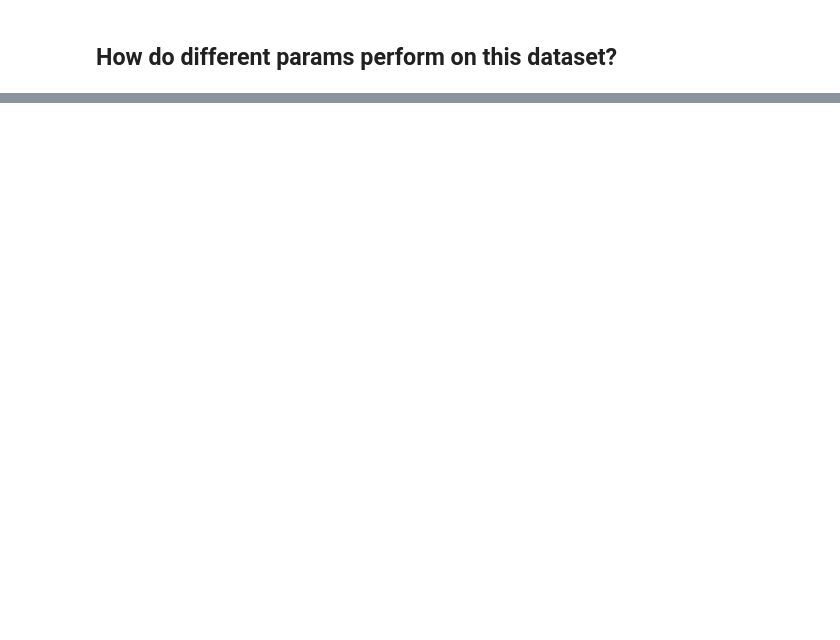
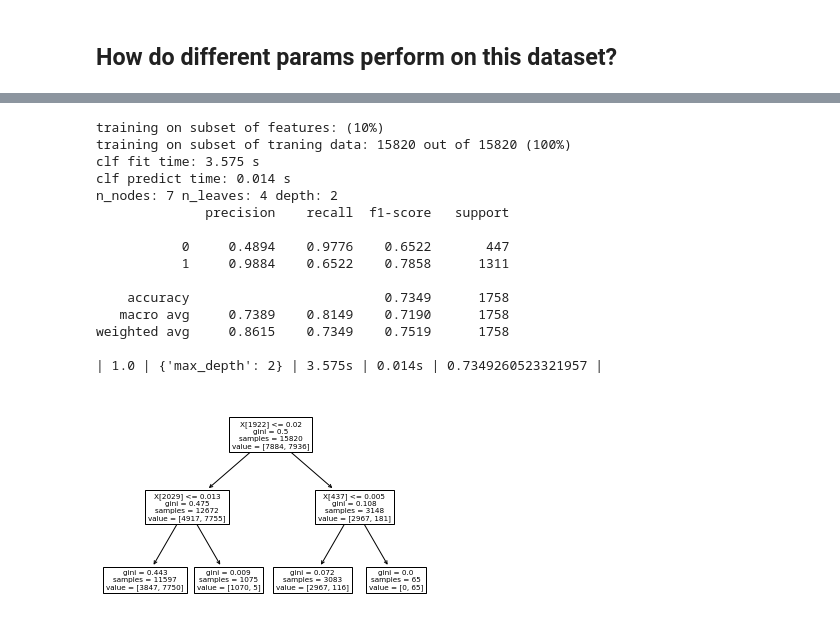
Before and after one commit to IanEdington/learn, a Jupyter notebook: machine-learning/Udacity-Intro-to-ML/L4-DT-emails.ipynb, the cells around one changed output, grey strips where cells are left out. Saved outputs shown, nothing was run; the diff lists cells and outputs as text; code cells hidden in the pictures; blank space fills up the shorter version.

Commit message:
UD120-L4 Decision Tree for email categorization

```diff
--- a/machine-learning/Udacity-Intro-to-ML/L4-DT-emails.ipynb
+++ b/machine-learning/Udacity-Intro-to-ML/L4-DT-emails.ipynb
@@ -35,39 +55,19 @@ restore from cache
 # %%
-from cache_sklearn_model import retrieve_cached_model, save_cached_model
+def optimize_dt(amount_of_training_data = 1.0, percentile_of_features = 10, **kwargs):
 
-def optimize_dt(amount_of_training_data = 1,
-                features = None,
-                labels = None,
-                **kwargs,
-               ):
-    if features is not None and labels is not None:
-        pass
-    elif amount_of_training_data == 1:
-        features = features_train
-        labels = labels_train
-    else:
-        features,_,labels,_ = train_test_split(
-            features_train,
-            labels_train,
-            train_size=amount_of_training_data,
-            random_state=91,
-        )
-
-    print("training on", len(features), "out of", len(features_train),
-          "(", len(features)/len(features_train)*100 ,"%)"
-         )
+    data_desc, features_train, features_test, labels_train, labels_test = get_preprocess_emails_data(amount_of_training_data, percentile_of_features)
 
     clf = DecisionTreeClassifier(random_state = 45, **kwargs)
-
-    data_desc = f'preprocess_emails_{amount_of_training_data*100}'
     [is_restored, clf, meta] = retrieve_cached_model(clf, data_desc)
 
     fit_delta = meta.get("fit_time_sec")
     if not is_restored:
         t = time()
-        clf.fit(features, labels)
+        clf.fit(features_train, labels_train)
         fit_delta = round(time()-t, 3)
-        save_cached_model(clf, data_desc, {"fit_time_sec": fit_delta})
+        save_cached_model(clf, data_desc, {
+            "fit_time_sec": fit_delta,
+        })
     print("clf fit time:", fit_delta, "s")
 
     # output predictions
@@ -76,9 +76,15 @@ def optimize_dt(amount_of_training_data = 1,
     pred_delta = round(time()-t, 3)
     print("clf predict time:", pred_delta, "s")
 
+    # measure
+    n_nodes = clf.tree_.node_count
+    n_leaves = clf.get_n_leaves()
+    depth = clf.get_depth()
+    print("n_nodes:", n_nodes, "n_leaves:", n_leaves, "depth:", depth)
+
+    print(classification_report(labels_pred, labels_test, digits=4))
+
     accuracy = accuracy_score(labels_pred, labels_test)
-    print("accuracy:", accuracy)
-
     print(f'| {amount_of_training_data} | {kwargs} | {fit_delta}s | {pred_delta}s | {accuracy} |')
 
     return clf
@@ -128,0 +335,19 @@ accuracy: 0.9908987485779295
+# %%
+_ = plot_tree(optimize_dt(max_depth=2))
+# %% [output]
+training on subset of features: (10%)
+training on subset of traning data: 15820 out of 15820 (100%)
+clf fit time: 3.575 s
+clf predict time: 0.014 s
+n_nodes: 7 n_leaves: 4 depth: 2
+              precision    recall  f1-score   support
+
+           0     0.4894    0.9776    0.6522       447
+           1     0.9884    0.6522    0.7858      1311
+
+    accuracy                         0.7349      1758
+   macro avg     0.7389    0.8149    0.7190      1758
+weighted avg     0.8615    0.7349    0.7519      1758
+
+| 1.0 | {'max_depth': 2} | 3.575s | 0.014s | 0.7349260523321957 |
+[figure, added]
```
Also changed, not shown: parts of 58 cells of this notebook.
